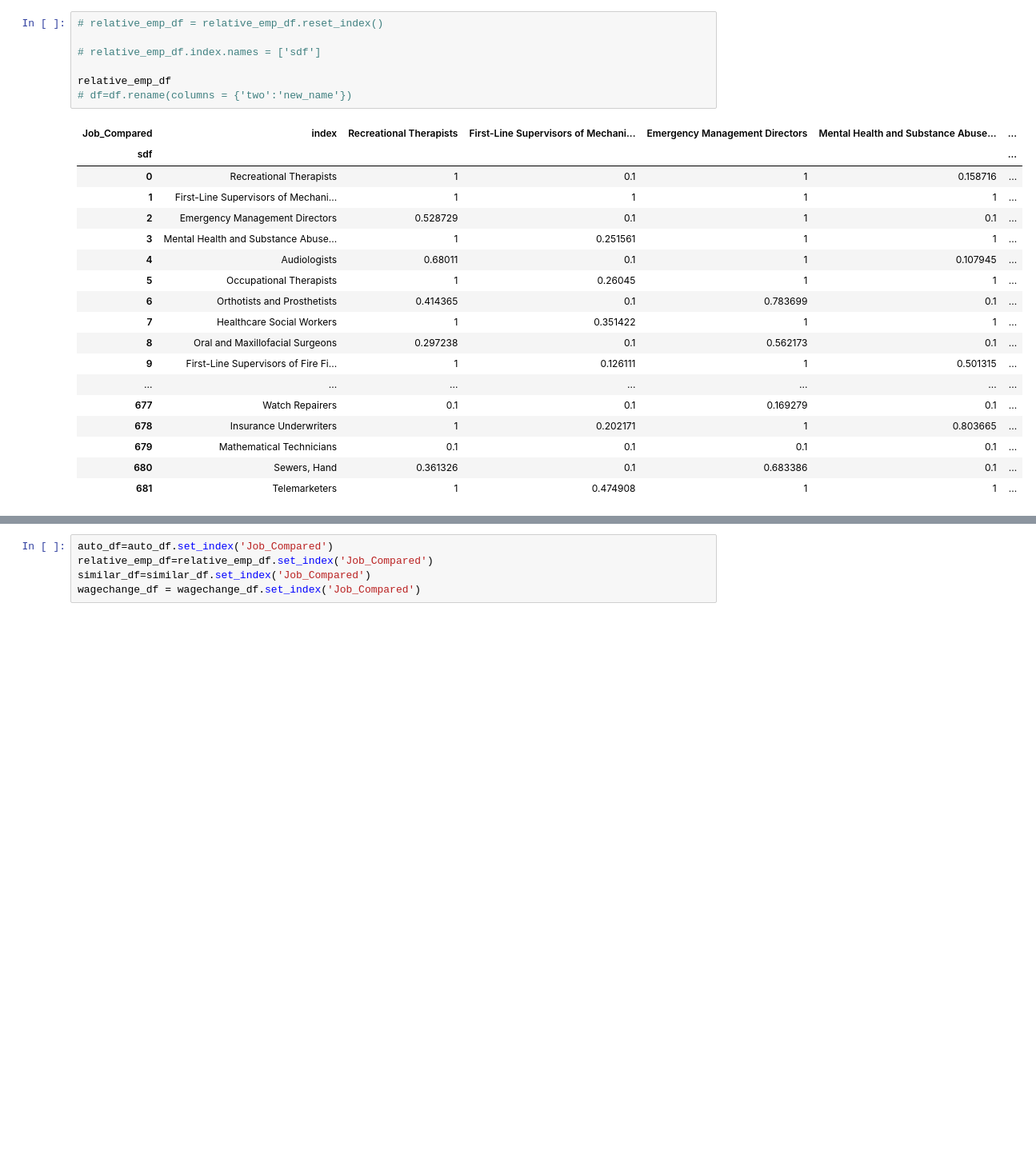
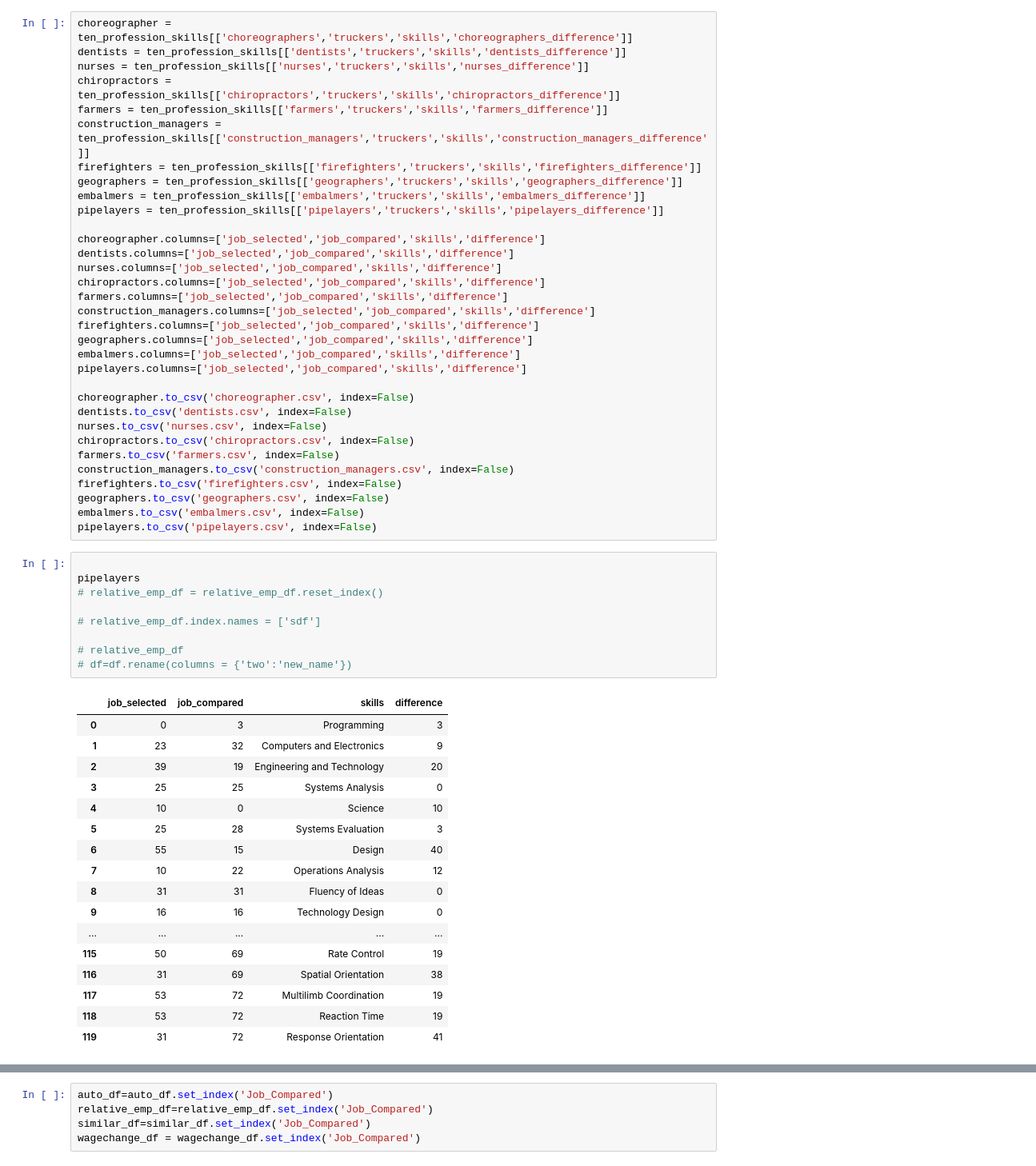
Before and after one commit to polygraph-cool/job_retraining, a Jupyter notebook: src/assets/data/job_retraining.ipynb, the cells around one changed output, grey strips where cells are left out. Shown at 80% size. Cells and saved outputs as stored; diff of their text form; blank space fills up the shorter version.

```diff
--- a/src/assets/data/job_retraining.ipynb
+++ b/src/assets/data/job_retraining.ipynb
@@ -138,26 +167,60 @@ ValueError: No axis named None for object type <class 'pandas.core.frame.DataFra
+# %%
+choreographer = ten_profession_skills[['choreographers','truckers','skills','choreographers_difference']]
+dentists = ten_profession_skills[['dentists','truckers','skills','dentists_difference']]
+nurses = ten_profession_skills[['nurses','truckers','skills','nurses_difference']]
+chiropractors = ten_profession_skills[['chiropractors','truckers','skills','chiropractors_difference']]
+farmers = ten_profession_skills[['farmers','truckers','skills','farmers_difference']]
+construction_managers = ten_profession_skills[['construction_managers','truckers','skills','construction_managers_difference']]
+firefighters = ten_profession_skills[['firefighters','truckers','skills','firefighters_difference']]
+geographers = ten_profession_skills[['geographers','truckers','skills','geographers_difference']]
+embalmers = ten_profession_skills[['embalmers','truckers','skills','embalmers_difference']]
+pipelayers = ten_profession_skills[['pipelayers','truckers','skills','pipelayers_difference']]
+
+choreographer.columns=['job_selected','job_compared','skills','difference']
+dentists.columns=['job_selected','job_compared','skills','difference']
+nurses.columns=['job_selected','job_compared','skills','difference']
+chiropractors.columns=['job_selected','job_compared','skills','difference']
+farmers.columns=['job_selected','job_compared','skills','difference']
+construction_managers.columns=['job_selected','job_compared','skills','difference']
+firefighters.columns=['job_selected','job_compared','skills','difference']
+geographers.columns=['job_selected','job_compared','skills','difference']
+embalmers.columns=['job_selected','job_compared','skills','difference']
+pipelayers.columns=['job_selected','job_compared','skills','difference']
+
+choreographer.to_csv('choreographer.csv', index=False)
+dentists.to_csv('dentists.csv', index=False)
+nurses.to_csv('nurses.csv', index=False)
+chiropractors.to_csv('chiropractors.csv', index=False)
+farmers.to_csv('farmers.csv', index=False)
+construction_managers.to_csv('construction_managers.csv', index=False)
+firefighters.to_csv('firefighters.csv', index=False)
+geographers.to_csv('geographers.csv', index=False)
+embalmers.to_csv('embalmers.csv', index=False)
+pipelayers.to_csv('pipelayers.csv', index=False)
 # %%
+
+pipelayers
 # relative_emp_df = relative_emp_df.reset_index()
 
 # relative_emp_df.index.names = ['sdf']
 
-relative_emp_df
+# relative_emp_df
 # df=df.rename(columns = {'two':'new_name'})
 # %% [output]
-| Job_Compared | index | Recreational Therapists | First-Line Supervisors of Mechani... | Emergency Management Directors | Mental Health and Substance Abuse... | ... |
-| sdf |  |  |  |  |  | ... |
-| 0 | Recreational Therapists | 1 | 0.1 | 1 | 0.158716 | ... |
-| 1 | First-Line Supervisors of Mechani... | 1 | 1 | 1 | 1 | ... |
-| 2 | Emergency Management Directors | 0.528729 | 0.1 | 1 | 0.1 | ... |
-| 3 | Mental Health and Substance Abuse... | 1 | 0.251561 | 1 | 1 | ... |
-| 4 | Audiologists | 0.68011 | 0.1 | 1 | 0.107945 | ... |
-| 5 | Occupational Therapists | 1 | 0.26045 | 1 | 1 | ... |
-| 6 | Orthotists and Prosthetists | 0.414365 | 0.1 | 0.783699 | 0.1 | ... |
-| 7 | Healthcare Social Workers | 1 | 0.351422 | 1 | 1 | ... |
-| 8 | Oral and Maxillofacial Surgeons | 0.297238 | 0.1 | 0.562173 | 0.1 | ... |
-| 9 | First-Line Supervisors of Fire Fi... | 1 | 0.126111 | 1 | 0.501315 | ... |
-| ... | ... | ... | ... | ... | ... | ... |
-| 677 | Watch Repairers | 0.1 | 0.1 | 0.169279 | 0.1 | ... |
-| 678 | Insurance Underwriters | 1 | 0.202171 | 1 | 0.803665 | ... |
-| 679 | Mathematical Technicians | 0.1 | 0.1 | 0.1 | 0.1 | ... |
-| 680 | Sewers, Hand | 0.361326 | 0.1 | 0.683386 | 0.1 | ... |
-| 681 | Telemarketers | 1 | 0.474908 | 1 | 1 | ... |
+|  | job_selected | job_compared | skills | difference |
+| 0 | 0 | 3 | Programming | 3 |
+| 1 | 23 | 32 | Computers and Electronics | 9 |
+| 2 | 39 | 19 | Engineering and Technology | 20 |
+| 3 | 25 | 25 | Systems Analysis | 0 |
+| 4 | 10 | 0 | Science | 10 |
+| 5 | 25 | 28 | Systems Evaluation | 3 |
+| 6 | 55 | 15 | Design | 40 |
+| 7 | 10 | 22 | Operations Analysis | 12 |
+| 8 | 31 | 31 | Fluency of Ideas | 0 |
+| 9 | 16 | 16 | Technology Design | 0 |
+| ... | ... | ... | ... | ... |
+| 115 | 50 | 69 | Rate Control | 19 |
+| 116 | 31 | 69 | Spatial Orientation | 38 |
+| 117 | 53 | 72 | Multilimb Coordination | 19 |
+| 118 | 53 | 72 | Reaction Time | 19 |
+| 119 | 31 | 72 | Response Orientation | 41 |
```
Also changed, not shown: parts of 4 cells of this notebook, 12 other files.
